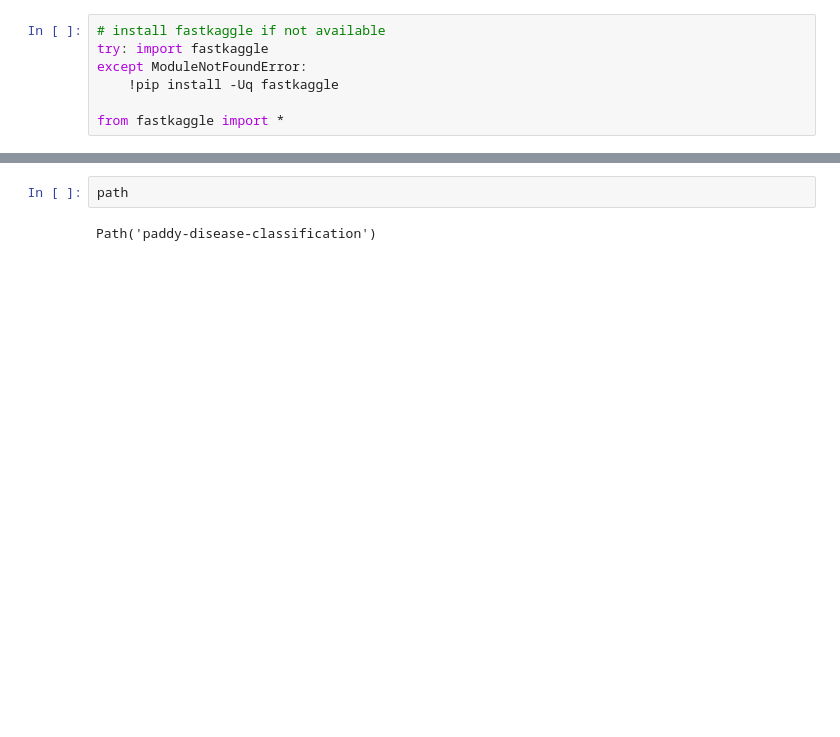
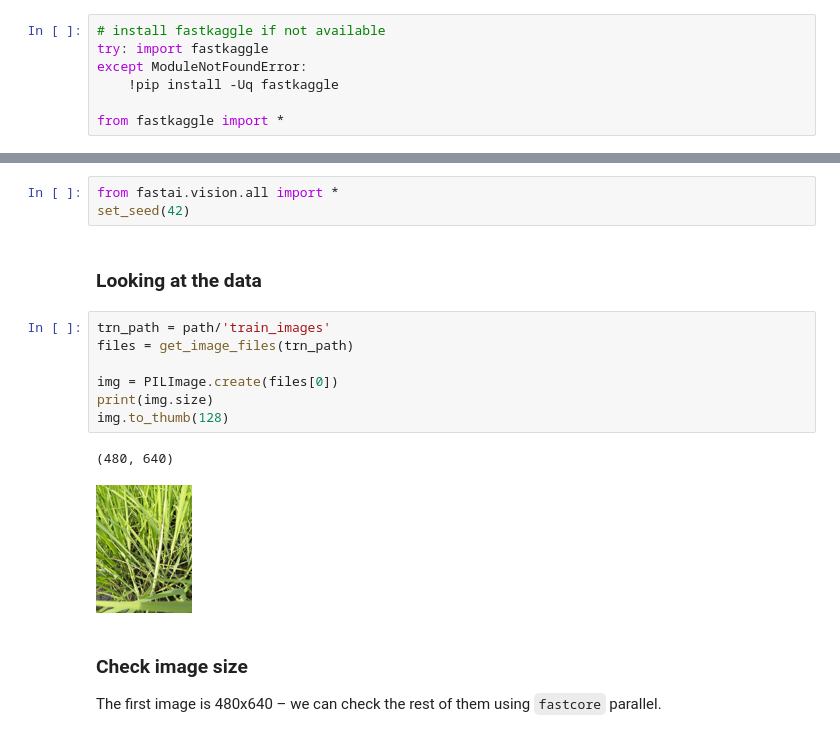
Before and after one commit to lukexyz/crystal-ball, a Jupyter notebook: nbs/fastkaggle.ipynb, the cells around one changed output, grey strips where cells are left out. Cells and saved outputs as stored; diff of their text form; blank space fills up the shorter version.

Commit message:
add Paddy Disease Classification on fastkaggle

```diff
--- a/nbs/fastkaggle.ipynb
+++ b/nbs/fastkaggle.ipynb
@@ -15,4 +16,18 @@ Downloading paddy-disease-classification.zip to /notebooks/crystal-ball/nbs
-# %%
-path
-# %% [output]
-Path('paddy-disease-classification')
+# %%
+from fastai.vision.all import *
+set_seed(42)
+# %% [markdown]
+### Looking at the data
+# %%
+trn_path = path/'train_images'
+files = get_image_files(trn_path)
+
+img = PILImage.create(files[0])
+print(img.size)
+img.to_thumb(128)
+# %% [output]
+(480, 640)
+[figure, added]
+# %% [markdown]
+### Check image size
+The first image is 480x640 – we can check the rest of them using `fastcore` parallel.
```
Also changed, not shown: parts of 23 cells of this notebook.
